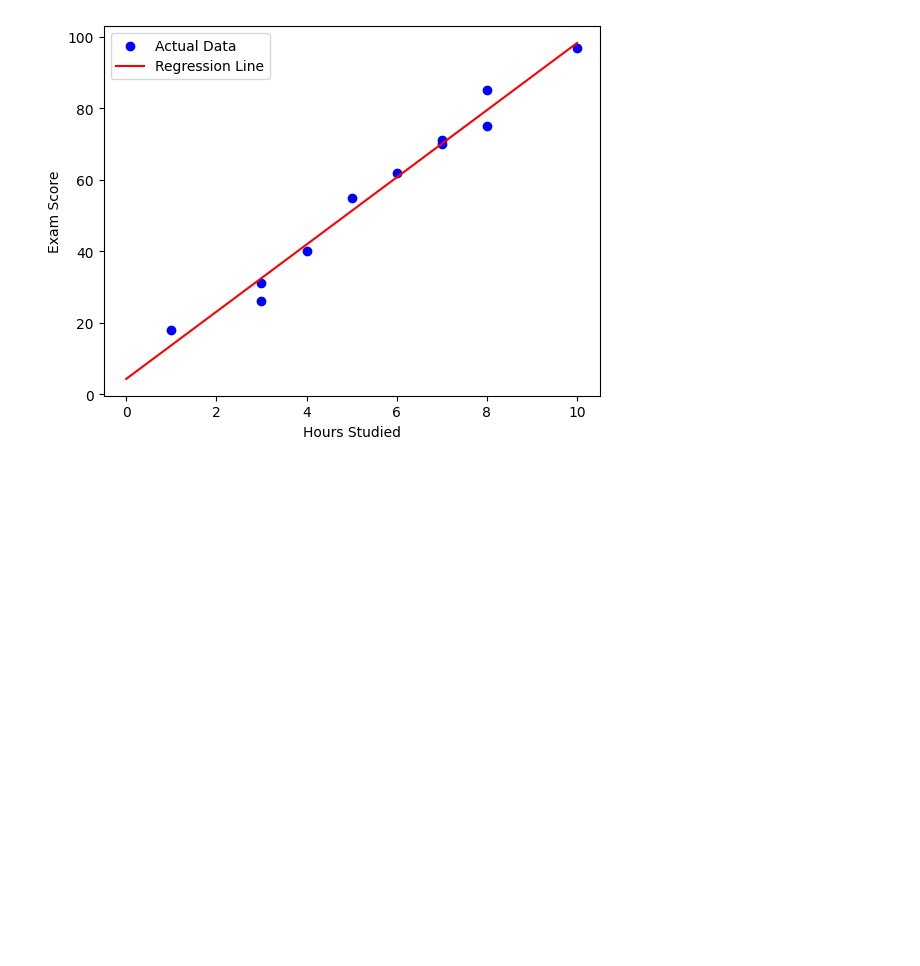
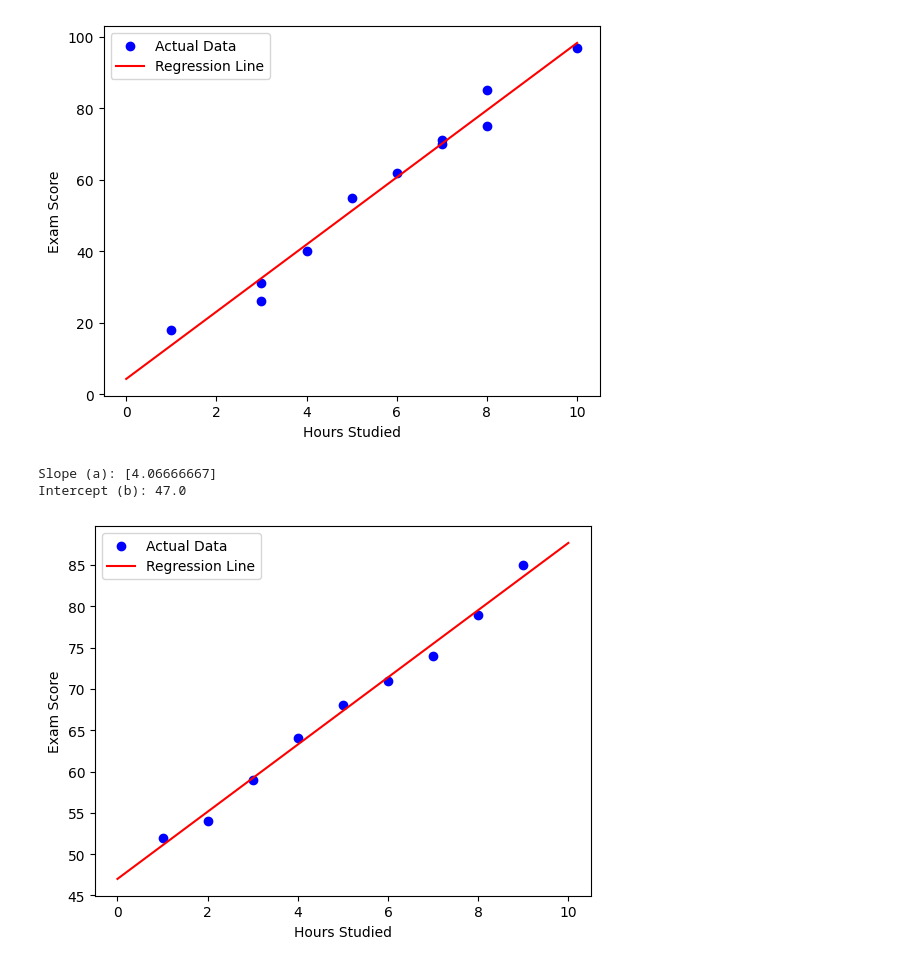
Before and after one commit to Bibek773/AI-ML-Research-Intern-2025, a Jupyter notebook: MachineLearning/LinearRegression/LinearRegression.ipynb, the cells around one changed output. Cells and saved outputs as stored; diff of their text form; code cells hidden in the pictures; blank space fills up the shorter version.

```diff
--- a/MachineLearning/LinearRegression/LinearRegression.ipynb
+++ b/MachineLearning/LinearRegression/LinearRegression.ipynb
@@ -241,3 +241,43 @@ plt.show()
 slope (m): [9.40225564]
 intercept (b): 4.278195488721785
 [figure]
+# %%
+#Import required packages
+import numpy as np
+import matplotlib.pyplot as plt
+from sklearn.linear_model import LinearRegression   # ✅ correct modern import
+
+# Example data
+num_hours_studied = np.array([1, 2, 3, 4, 5, 6, 7, 8, 9])
+exam_score = np.array([52, 54, 59, 64, 68, 71, 74, 79, 85])
+
+# Fit the model
+x = np.expand_dims(num_hours_studied, axis=1)   # reshape into 2D array
+y = exam_score
+
+exam_model = LinearRegression()                 # no need for normalize=True
+exam_model.fit(x, y)
+
+# Get model parameters
+a = exam_model.coef_       # slope (m)
+b = exam_model.intercept_  # intercept (b)
+
+print("Slope (a):", a)
+print("Intercept (b):", b)
+
+# Visualize the results
+plt.scatter(num_hours_studied, exam_score, color='blue', label='Actual Data')
+
+# Generate regression line
+x_line = np.linspace(0, 10, 100)
+y_line = a * x_line + b
+
+plt.plot(x_line, y_line, 'r', label='Regression Line')
+plt.xlabel('Hours Studied')
+plt.ylabel('Exam Score')
+plt.legend()
+plt.show()
+# %% [output]
+Slope (a): [4.06666667]
+Intercept (b): 47.0
+[figure, added]
```
Also changed, not shown: parts of 2 cells of this notebook, 1 other file.
